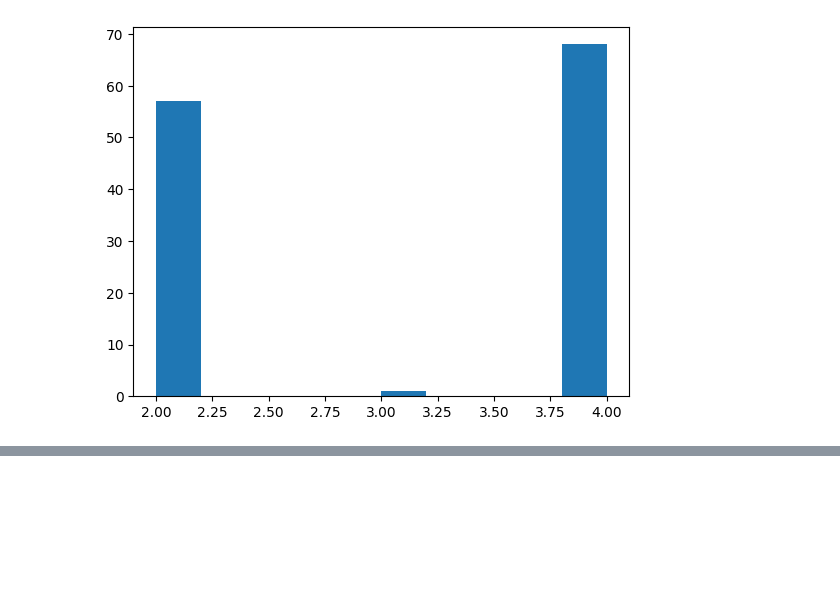
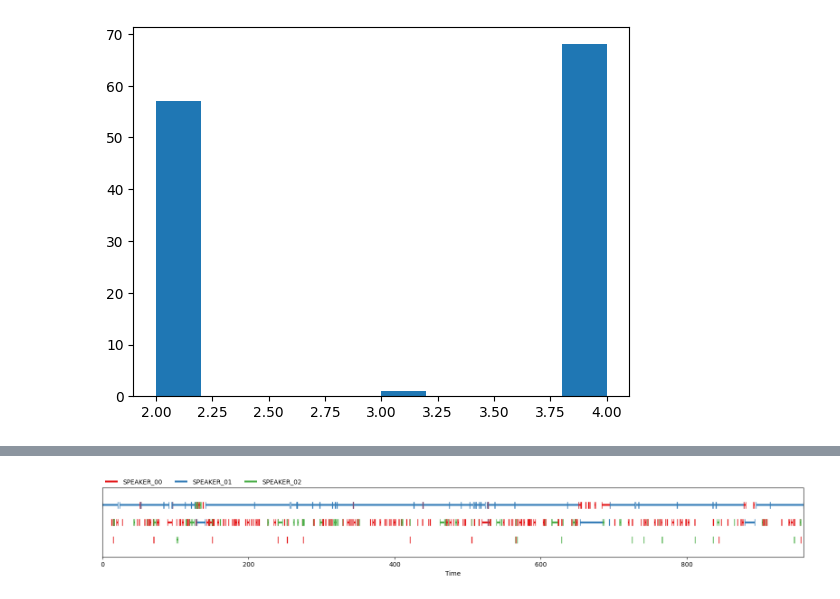
Before and after one commit to paarthtandon/TrashGPT, a Jupyter notebook: data_prep/rttm_analysis.ipynb, the cells around one changed output, grey strips where cells are left out. Drawn from its saved outputs; the diff is of its cells as text; code cells hidden in the pictures; blank space fills up the shorter version.

Commit message:
combine data, create dataset file

```diff
--- a/data_prep/rttm_analysis.ipynb
+++ b/data_prep/rttm_analysis.ipynb
@@ -114,3 +114,13 @@ We_Dont_Know_How_to_Poop__Trash_Taste_#32_hdbTw4Oz45c
 ['We_Dont_Know_How_to_Poop__Trash_Taste_#32_hdbTw4Oz45c.en-ehkg1hFWq8A.json3', 'We_Dont_Know_How_to_Poop__Trash_Taste_#32_hdbTw4Oz45c.en-en-ehkg1hFWq8A.json3']
 We_Need_a_Break_From_YouTube__Trash_Taste_#19_zyuwyIrw1pQ
 ['We_Need_a_Break_From_YouTube__Trash_Taste_#19_zyuwyIrw1pQ.en-ehkg1hFWq8A.json3', 'We_Need_a_Break_From_YouTube__Trash_Taste_#19_zyuwyIrw1pQ.en-en-ehkg1hFWq8A.json3']
+# %%
+from pyannote.database.util import load_rttm
+from pyannote.core import notebook, Segment
+notebook.crop = Segment(0, 480 * 2)
+
+REFERENCE = f"../data/rttm/What_Anime_Conventions_DONT_Tell_You__Trash_Taste_#160_rf1UB1JTDik.rttm"
+reference = load_rttm(REFERENCE)['What_Anime_Conventions_DONT_Tell_You__Trash_Taste_#160_rf1UB1JTDik']
+reference
+# %% [output]
+[figure, added]
```
Also changed, not shown: parts of 4 cells of this notebook, 35 other files.
